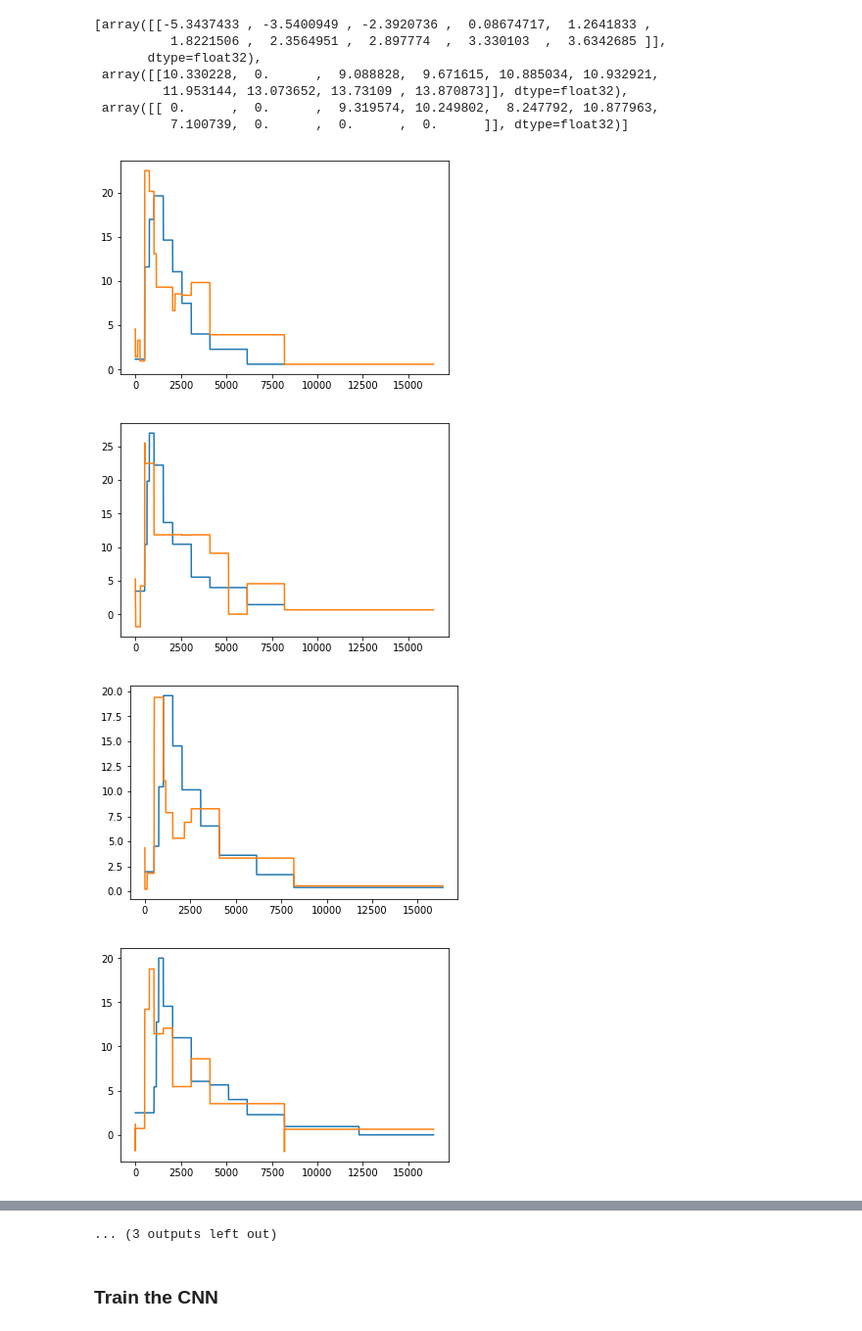
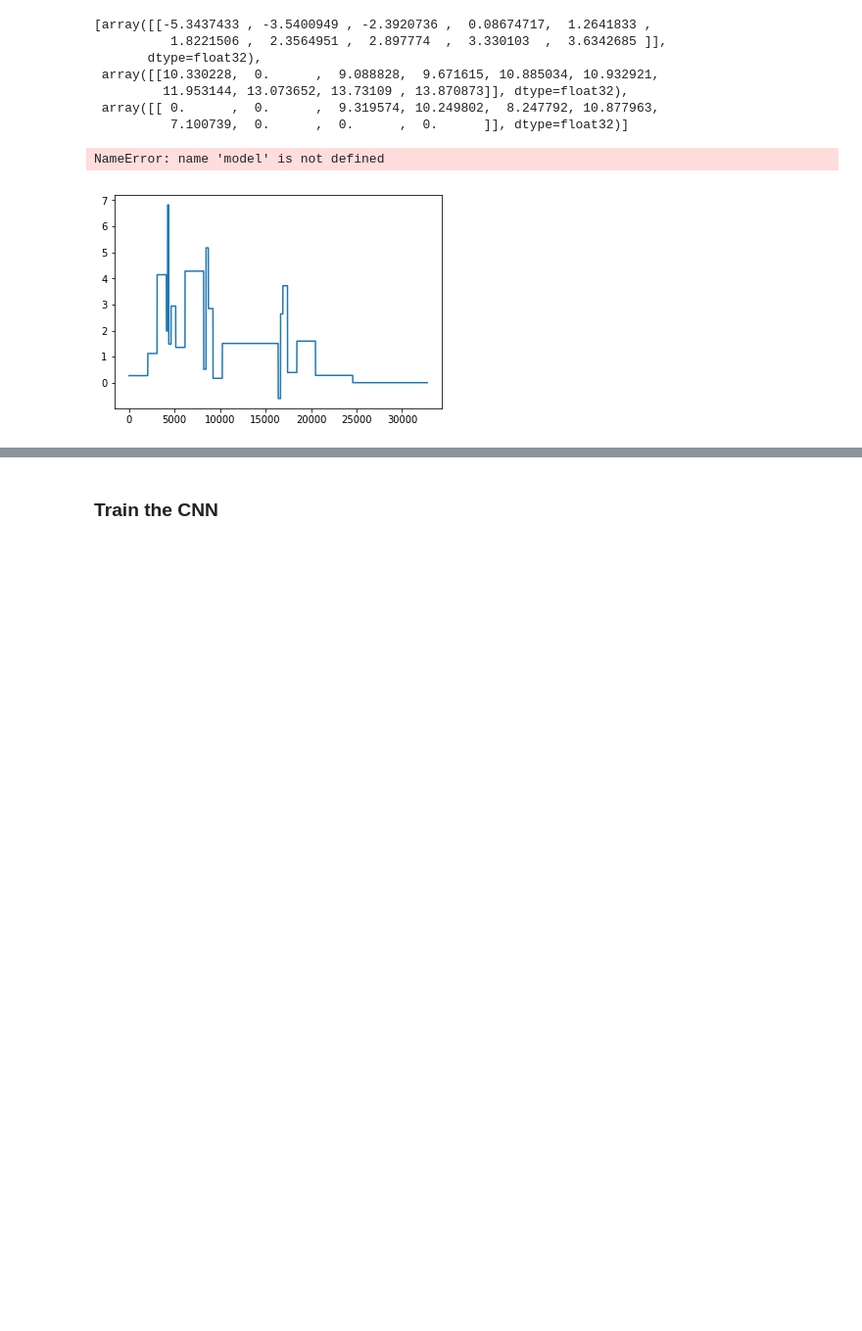
Before and after one commit to dcarmod2/PersHomNoSimplices, a Jupyter notebook: Prepare_data.ipynb, the cells around one changed output, grey strips where cells are left out. Shown: that part at 98% size. Saved outputs shown, nothing was run; the diff lists cells and outputs as text; code cells hidden in the pictures; blank space fills up the shorter version.

```diff
--- a/Prepare_data.ipynb
+++ b/Prepare_data.ipynb
@@ -16,12 +19,12 @@ import time
 # %% [markdown]
 **Create data set with circles in random positions**
 # %%
-#Number of points on circle is drawn from Unif([M-D,M+D])
-M = 15
-D = 5
+#Number of points on circle is drawn from Unif([m-d,m+d])
+m = 20
+d = 5
 
 def circle(center,radius):
-    num_pts = random.randint(10, 20)
+    num_pts = random.randint(m-d, m+d)
     print(num_pts)
     #print("This circle has {} points".format(num_pts))
     thetas = np.random.random((num_pts,1))*(2*np.pi)
@@ -85,7 +88,7 @@ def plot_outputs(output1,output2,output3):
 N = 20
 
 #Max number of circles. Each sample will have K circles, where K is drawn from Unif([0,max_num_circles])
-max_num_circles = 20
+max_num_circles = 10
 
 #Number of samples to generate
 M = 5
@@ -267,15 +270,13 @@ model.predict(arr_inputs[0:1,:,:])
  array([[ 0.      ,  0.      ,  9.319574, 10.249802,  8.247792, 10.877963,
           7.100739,  0.      ,  0.      ,  0.      ]], dtype=float32)]
 # %%
-for i in range(0,15):
+for i in range(0,5):
     plt.figure()
     plt.plot(plot_outputs(outputs1[i],outputs2log[i],outputs3log[i]))
     sample_input = arr_inputs[i:i+1][0].copy()
     #random.shuffle(sample_input)
     sample_input = np.expand_dims(sample_input,0)
     plt.plot(plot_outputs(*[x[0] for x in model.predict(sample_input)]))
 # %% [output]
+NameError: name 'model' is not defined
-[figure, old version]
+[figure, new version]
-[figure, removed]
-[figure, removed]
-[figure, removed]
@@ -290,4 +283,3 @@ for i in range(0,15):
-... (3 outputs left out)
 # %% [markdown]
 ### Train the CNN
 # %%
```
Also changed, not shown: parts of 5 cells of this notebook, 2 other files.
